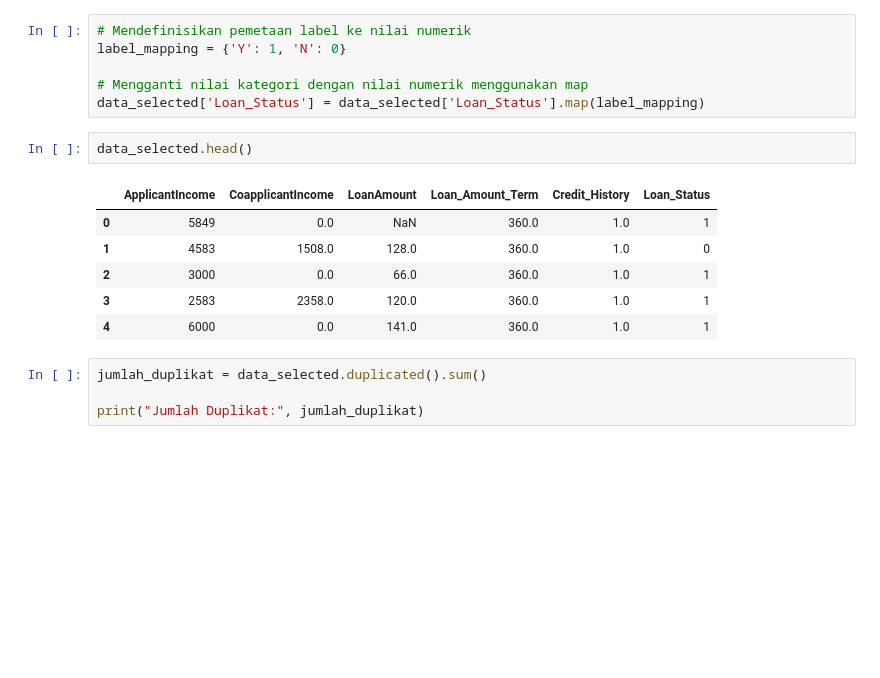
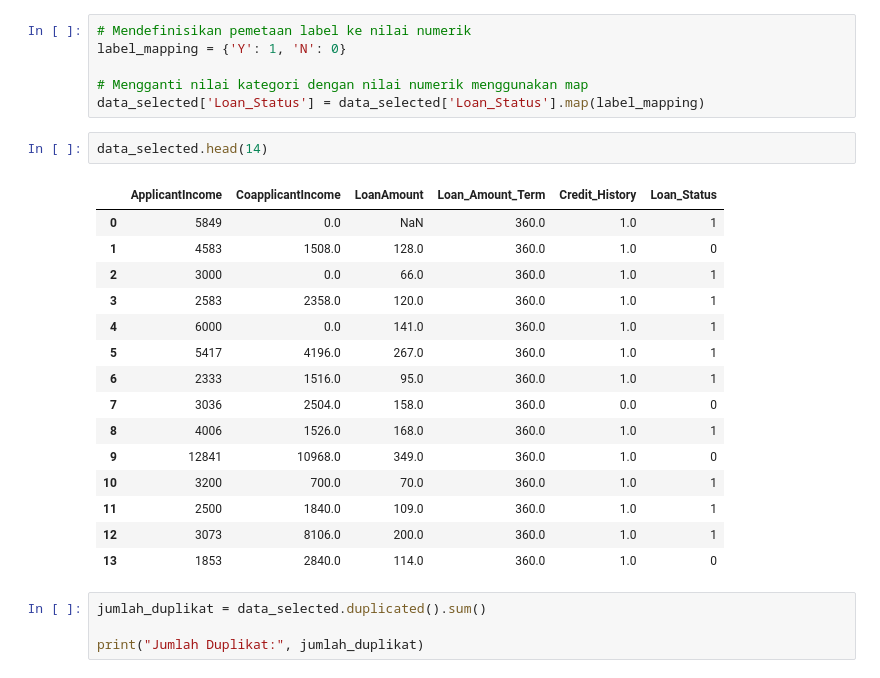
Before and after one commit to MaulidyaAyu/AI-TugasAkhir, a Jupyter notebook: loanPrediction_greedSearch.ipynb, the cells around one changed output. Drawn from its saved outputs; the diff is of its cells as text; blank space fills up the shorter version.

```diff
--- a/loanPrediction_greedSearch.ipynb
+++ b/loanPrediction_greedSearch.ipynb
@@ -75,14 +75,23 @@ label_mapping = {'Y': 1, 'N': 0}
 # Mengganti nilai kategori dengan nilai numerik menggunakan map
 data_selected['Loan_Status'] = data_selected['Loan_Status'].map(label_mapping)
 # %%
-data_selected.head()
+data_selected.head(14)
 # %% [output]
 |  | ApplicantIncome | CoapplicantIncome | LoanAmount | Loan_Amount_Term | Credit_History | Loan_Status |
 | 0 | 5849 | 0.0 | NaN | 360.0 | 1.0 | 1 |
 | 1 | 4583 | 1508.0 | 128.0 | 360.0 | 1.0 | 0 |
 | 2 | 3000 | 0.0 | 66.0 | 360.0 | 1.0 | 1 |
 | 3 | 2583 | 2358.0 | 120.0 | 360.0 | 1.0 | 1 |
 | 4 | 6000 | 0.0 | 141.0 | 360.0 | 1.0 | 1 |
+| 5 | 5417 | 4196.0 | 267.0 | 360.0 | 1.0 | 1 |
+| 6 | 2333 | 1516.0 | 95.0 | 360.0 | 1.0 | 1 |
+| 7 | 3036 | 2504.0 | 158.0 | 360.0 | 0.0 | 0 |
+| 8 | 4006 | 1526.0 | 168.0 | 360.0 | 1.0 | 1 |
+| 9 | 12841 | 10968.0 | 349.0 | 360.0 | 1.0 | 0 |
+| 10 | 3200 | 700.0 | 70.0 | 360.0 | 1.0 | 1 |
+| 11 | 2500 | 1840.0 | 109.0 | 360.0 | 1.0 | 1 |
+| 12 | 3073 | 8106.0 | 200.0 | 360.0 | 1.0 | 1 |
+| 13 | 1853 | 2840.0 | 114.0 | 360.0 | 1.0 | 0 |
 # %%
 jumlah_duplikat = data_selected.duplicated().sum()
 
```
Also changed, not shown: parts of 12 cells of this notebook, 4 other files.
